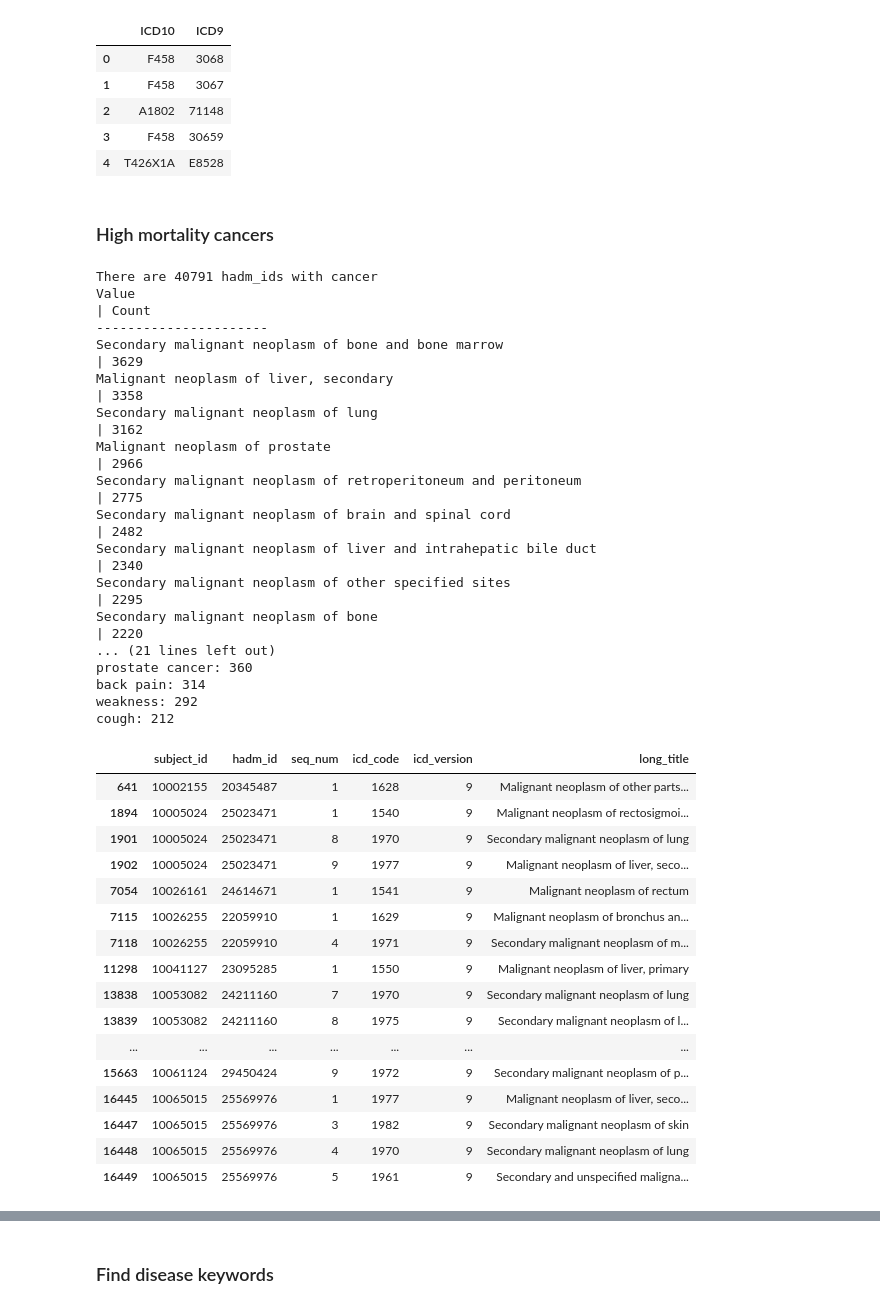
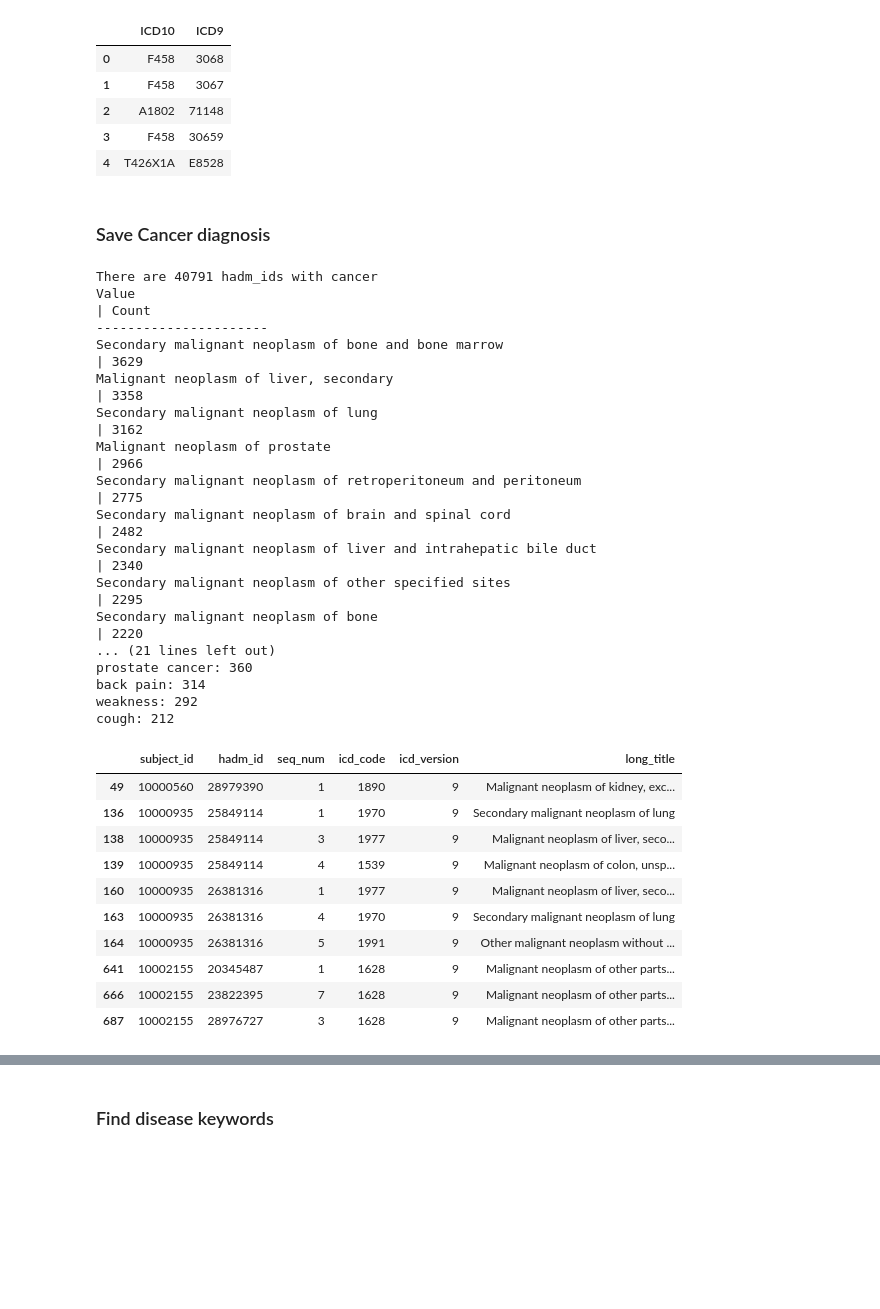
Before and after one commit to Subaru-Gastraea/MIMIC-Clinical-Decision-Making-Dataset, a Jupyter notebook: CreateDataset.ipynb, the cells around one changed output, grey strips where cells are left out. Cells and saved outputs as stored; diff of their text form; code cells hidden in the pictures; blank space fills up the shorter version.

```diff
--- a/CreateDataset.ipynb
+++ b/CreateDataset.ipynb
@@ -65,28 +76,46 @@ icd10_to_9.to_csv("icd/ICD10_to_9_mod.csv", index=False)
 | 2 | A1802 | 71148 |
 | 3 | F458 | 30659 |
 | 4 | T426X1A | E8528 |
-# %% [markdown]
-### High mortality cancers
+# %% [markdown]
+### Save Cancer diagnosis
 # %%
 # Grab all hadm_ids with cancer
 pathology_L = ['Malignant neoplasm']
 exclude_L = ['history']
 cancer_hadm_ids = extract_hadm_ids('cancer', pathology_L, exclude_L, diag_icd, discharge_df)
+
+# Calculate the proportion of each cancer type
+cancer_types = diag_icd[diag_icd['hadm_id'].isin(cancer_hadm_ids)
+                        & diag_icd['long_title'].str.contains('Malignant neoplasm', case=False)
+                        & ~diag_icd['long_title'].str.contains('history', case=False)].copy()
+
+display(cancer_types.head(10))
 # %% [output]
 There are 40791 hadm_ids with cancer
 Value                                                                                                | Count
 ----------------------
 Secondary malignant neoplasm of bone and bone marrow                                                 | 3629
 Malignant neoplasm of liver, secondary                                                               | 3358
 Secondary malignant neoplasm of lung                                                                 | 3162
 Malignant neoplasm of prostate                                                                       | 2966
 Secondary malignant neoplasm of retroperitoneum and peritoneum                                       | 2775
 Secondary malignant neoplasm of brain and spinal cord                                                | 2482
 Secondary malignant neoplasm of liver and intrahepatic bile duct                                     | 2340
 Secondary malignant neoplasm of other specified sites                                                | 2295
 Secondary malignant neoplasm of bone                                                                 | 2220
 ... (21 lines left out)
 prostate cancer: 360
 back pain: 314
 weakness: 292
 cough: 212
+|  | subject_id | hadm_id | seq_num | icd_code | icd_version | long_title |
+| 49 | 10000560 | 28979390 | 1 | 1890 | 9 | Malignant neoplasm of kidney, exc... |
+| 136 | 10000935 | 25849114 | 1 | 1970 | 9 | Secondary malignant neoplasm of lung |
+| 138 | 10000935 | 25849114 | 3 | 1977 | 9 | Malignant neoplasm of liver, seco... |
+| 139 | 10000935 | 25849114 | 4 | 1539 | 9 | Malignant neoplasm of colon, unsp... |
+| 160 | 10000935 | 26381316 | 1 | 1977 | 9 | Malignant neoplasm of liver, seco... |
+| 163 | 10000935 | 26381316 | 4 | 1970 | 9 | Secondary malignant neoplasm of lung |
+| 164 | 10000935 | 26381316 | 5 | 1991 | 9 | Other malignant neoplasm without ... |
+| 641 | 10002155 | 20345487 | 1 | 1628 | 9 | Malignant neoplasm of other parts... |
+| 666 | 10002155 | 23822395 | 7 | 1628 | 9 | Malignant neoplasm of other parts... |
+| 687 | 10002155 | 28976727 | 3 | 1628 | 9 | Malignant neoplasm of other parts... |
@@ -96,25 +121,0 @@ cancer_death_hadm_ids = admissions_df[(admissions_df['hadm_id'].isin(cancer_hadm
-# %%
-# Calculate the proportion of each cancer type
-cancer_types = diag_icd[diag_icd['hadm_id'].isin(cancer_death_hadm_ids)
-                        & diag_icd['long_title'].str.contains('Malignant neoplasm', case=False)
-                        & ~diag_icd['long_title'].str.contains('history', case=False)].copy()
-
-display(cancer_types.head(20))
-# %% [output]
-|  | subject_id | hadm_id | seq_num | icd_code | icd_version | long_title |
-| 641 | 10002155 | 20345487 | 1 | 1628 | 9 | Malignant neoplasm of other parts... |
-| 1894 | 10005024 | 25023471 | 1 | 1540 | 9 | Malignant neoplasm of rectosigmoi... |
-| 1901 | 10005024 | 25023471 | 8 | 1970 | 9 | Secondary malignant neoplasm of lung |
-| 1902 | 10005024 | 25023471 | 9 | 1977 | 9 | Malignant neoplasm of liver, seco... |
-| 7054 | 10026161 | 24614671 | 1 | 1541 | 9 | Malignant neoplasm of rectum |
-| 7115 | 10026255 | 22059910 | 1 | 1629 | 9 | Malignant neoplasm of bronchus an... |
-| 7118 | 10026255 | 22059910 | 4 | 1971 | 9 | Secondary malignant neoplasm of m... |
-| 11298 | 10041127 | 23095285 | 1 | 1550 | 9 | Malignant neoplasm of liver, primary |
-| 13838 | 10053082 | 24211160 | 7 | 1970 | 9 | Secondary malignant neoplasm of lung |
-| 13839 | 10053082 | 24211160 | 8 | 1975 | 9 | Secondary malignant neoplasm of l... |
-| ... | ... | ... | ... | ... | ... | ... |
-| 15663 | 10061124 | 29450424 | 9 | 1972 | 9 | Secondary malignant neoplasm of p... |
-| 16445 | 10065015 | 25569976 | 1 | 1977 | 9 | Malignant neoplasm of liver, seco... |
-| 16447 | 10065015 | 25569976 | 3 | 1982 | 9 | Secondary malignant neoplasm of skin |
-| 16448 | 10065015 | 25569976 | 4 | 1970 | 9 | Secondary malignant neoplasm of lung |
-| 16449 | 10065015 | 25569976 | 5 | 1961 | 9 | Secondary and unspecified maligna... |
```
Also changed, not shown: parts of 29 cells of this notebook.
